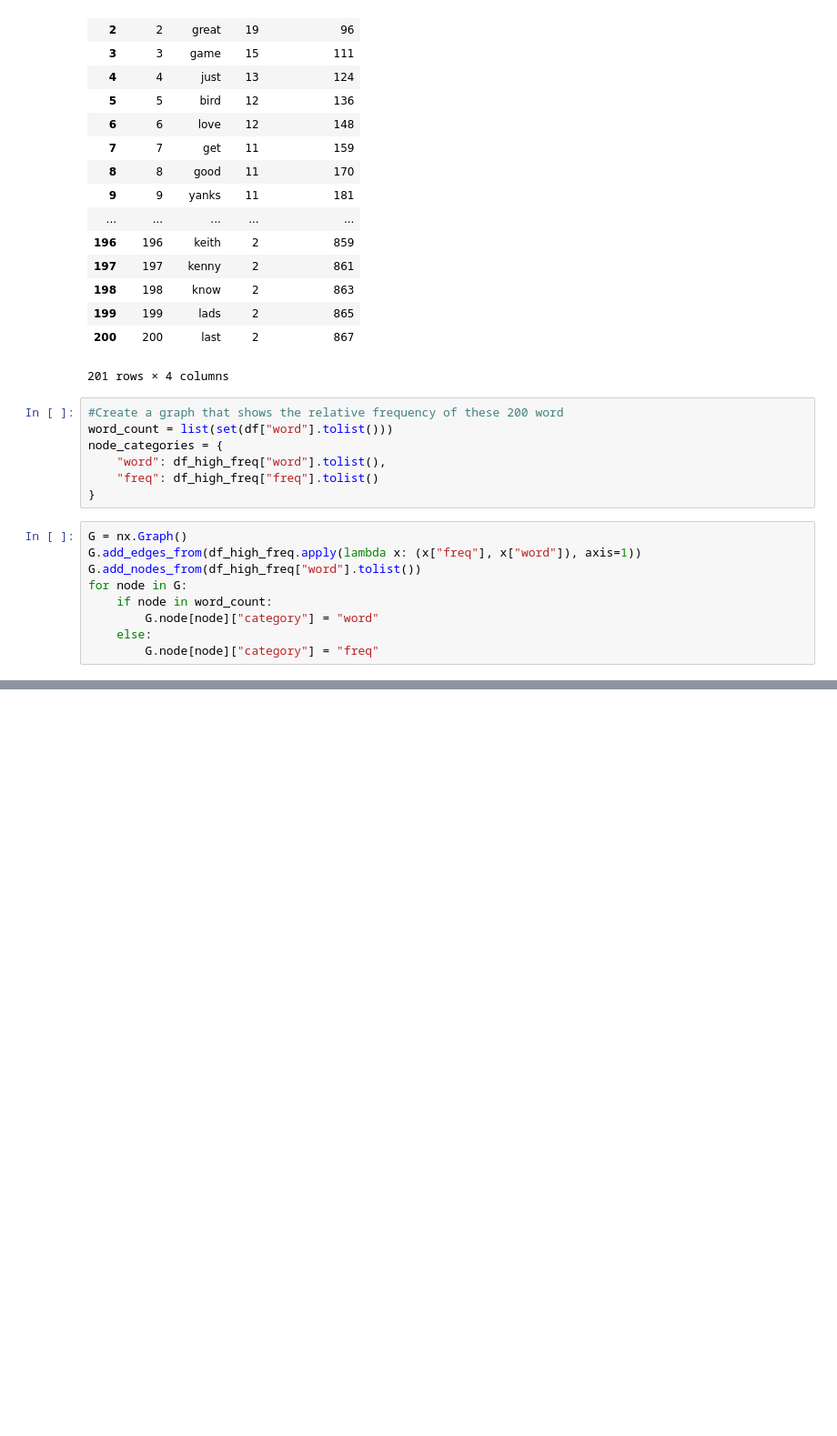
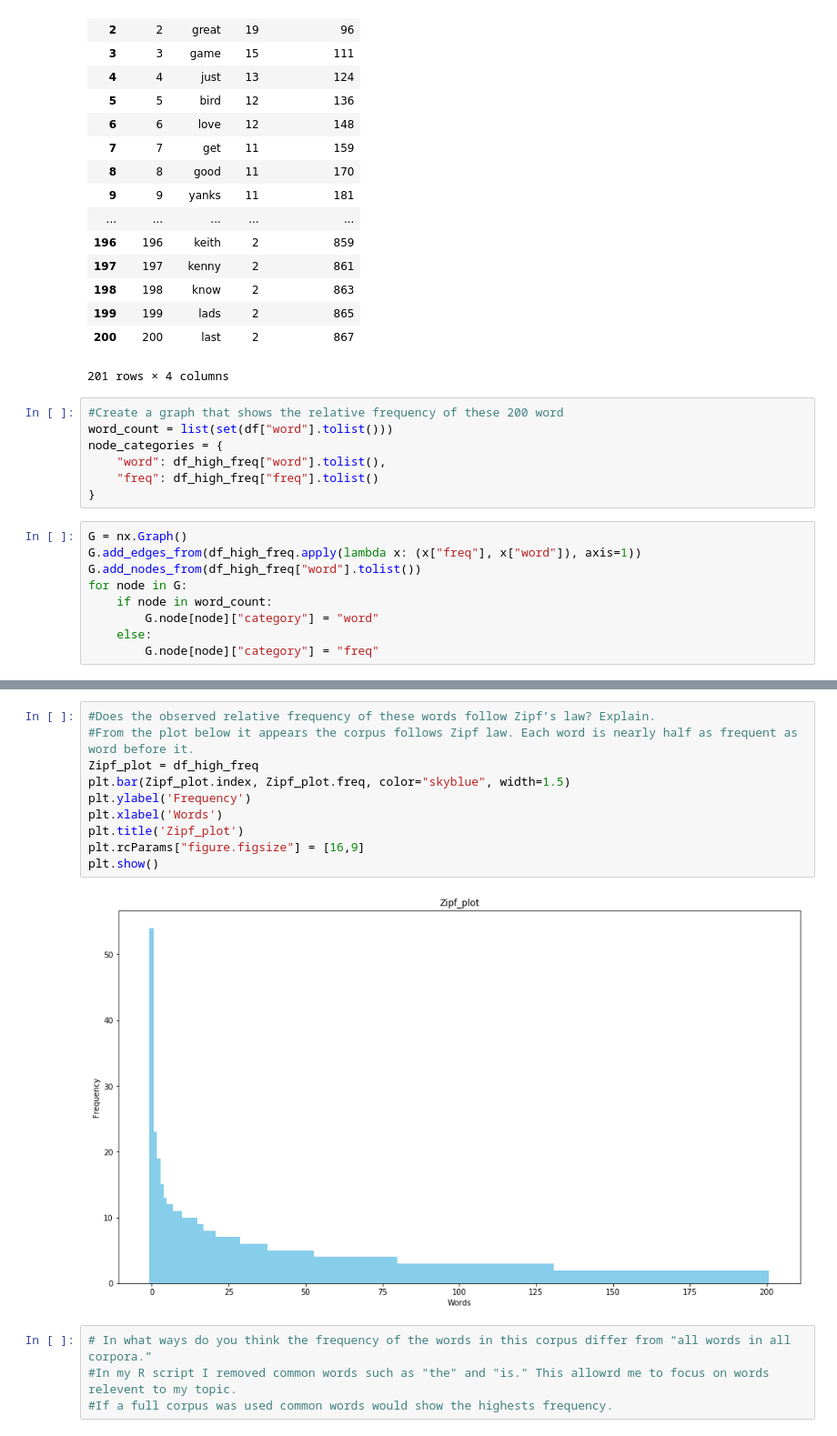
Before and after one commit to PLombardo811/620, a Jupyter notebook: Week 4 Assignment 2.ipynb, the cells around one changed output, grey strips where cells are left out. Shown: that part at 91% size. Saved outputs shown, nothing was run; the diff lists cells and outputs as text; blank space fills up the shorter version.

```diff
--- a/Week 4 Assignment 2.ipynb
+++ b/Week 4 Assignment 2.ipynb
@@ -117,0 +118,16 @@ plt.show()
+# %%
+#Does the observed relative frequency of these words follow Zipf’s law? Explain.
+#From the plot below it appears the corpus follows Zipf law. Each word is nearly half as frequent as word before it.
+Zipf_plot = df_high_freq
+plt.bar(Zipf_plot.index, Zipf_plot.freq, color="skyblue", width=1.5)
+plt.ylabel('Frequency')
+plt.xlabel('Words')
+plt.title('Zipf_plot')
+plt.rcParams["figure.figsize"] = [16,9]
+plt.show()
+# %% [output]
+[figure, added]
+# %%
+# In what ways do you think the frequency of the words in this corpus differ from “all words in all corpora.”
+#In my R script I removed common words such as "the" and "is." This allowrd me to focus on words relevent to my topic.
+#If a full corpus was used common words would show the highests frequency.
```
Also changed, not shown: parts of 1 cell of this notebook.
